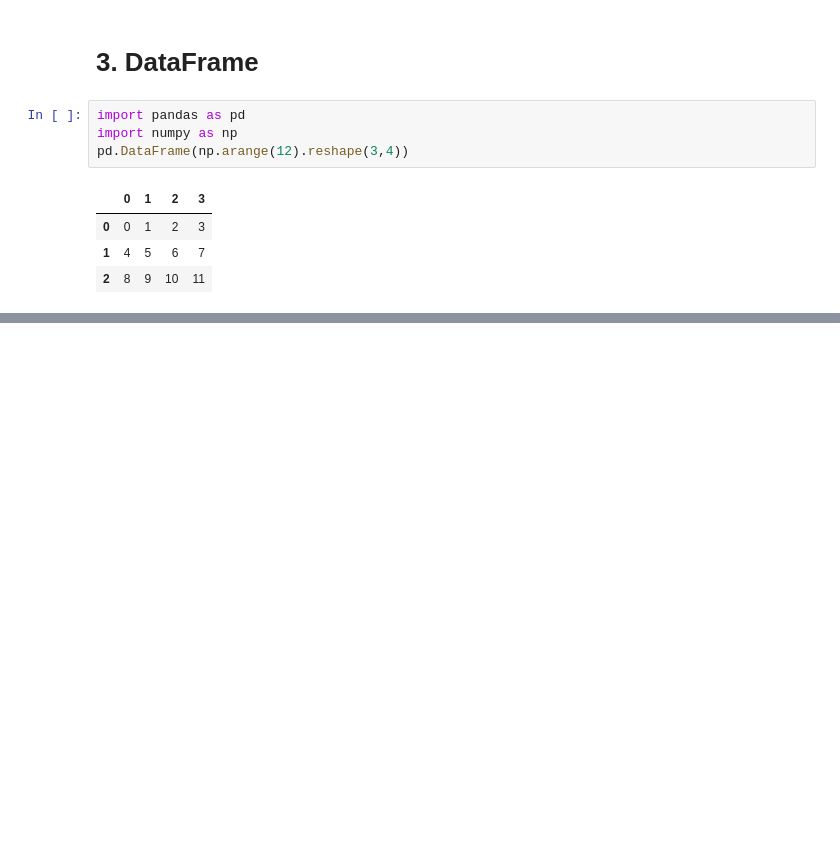
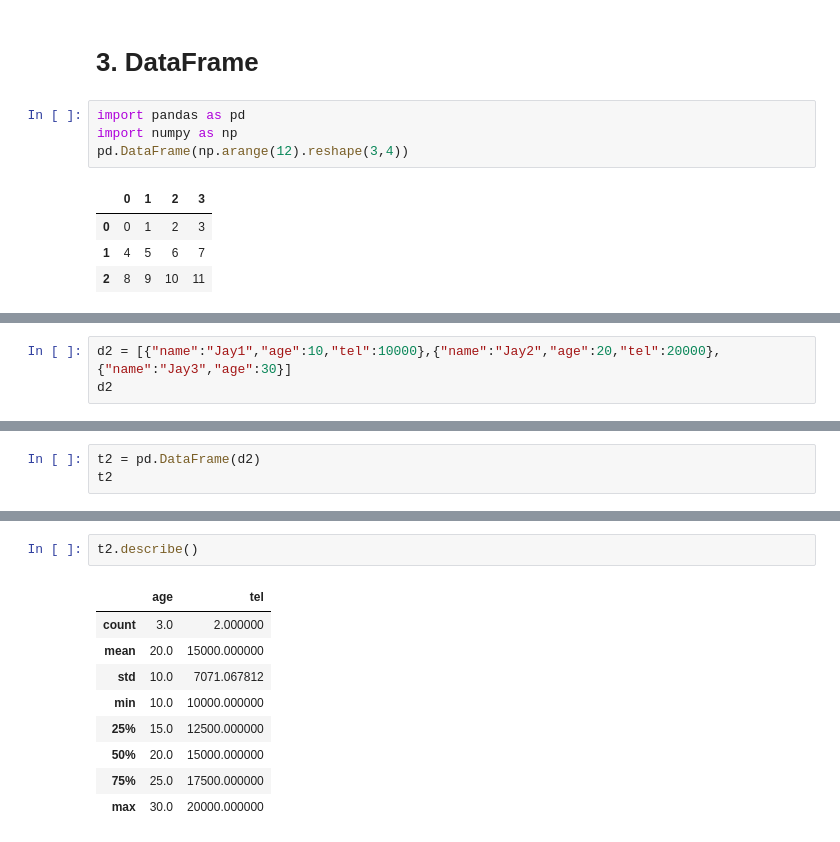
Before and after one commit to songlin81/PYReport, a Jupyter notebook: Data Analytics/104_Pandas.ipynb, the cells around one changed output, grey strips where cells are left out. Drawn from its saved outputs; the diff is of its cells as text; blank space fills up the shorter version.

```diff
--- a/Data Analytics/104_Pandas.ipynb
+++ b/Data Analytics/104_Pandas.ipynb
@@ -204,0 +224,3 @@ pd.DataFrame(np.arange(12).reshape(3,4))
+# %%
+d2 = [{"name":"Jay1","age":10,"tel":10000},{"name":"Jay2","age":20,"tel":20000},{"name":"Jay3","age":30}]
+d2
@@ -204,0 +231,3 @@ pd.DataFrame(np.arange(12).reshape(3,4))
+# %%
+t2 = pd.DataFrame(d2)
+t2
@@ -204,0 +252,12 @@ pd.DataFrame(np.arange(12).reshape(3,4))
+# %%
+t2.describe()
+# %% [output]
+|  | age | tel |
+| count | 3.0 | 2.000000 |
+| mean | 20.0 | 15000.000000 |
+| std | 10.0 | 7071.067812 |
+| min | 10.0 | 10000.000000 |
+| 25% | 15.0 | 12500.000000 |
+| 50% | 20.0 | 15000.000000 |
+| 75% | 25.0 | 17500.000000 |
+| max | 30.0 | 20000.000000 |
```
Also changed, not shown: parts of 23 cells of this notebook.
